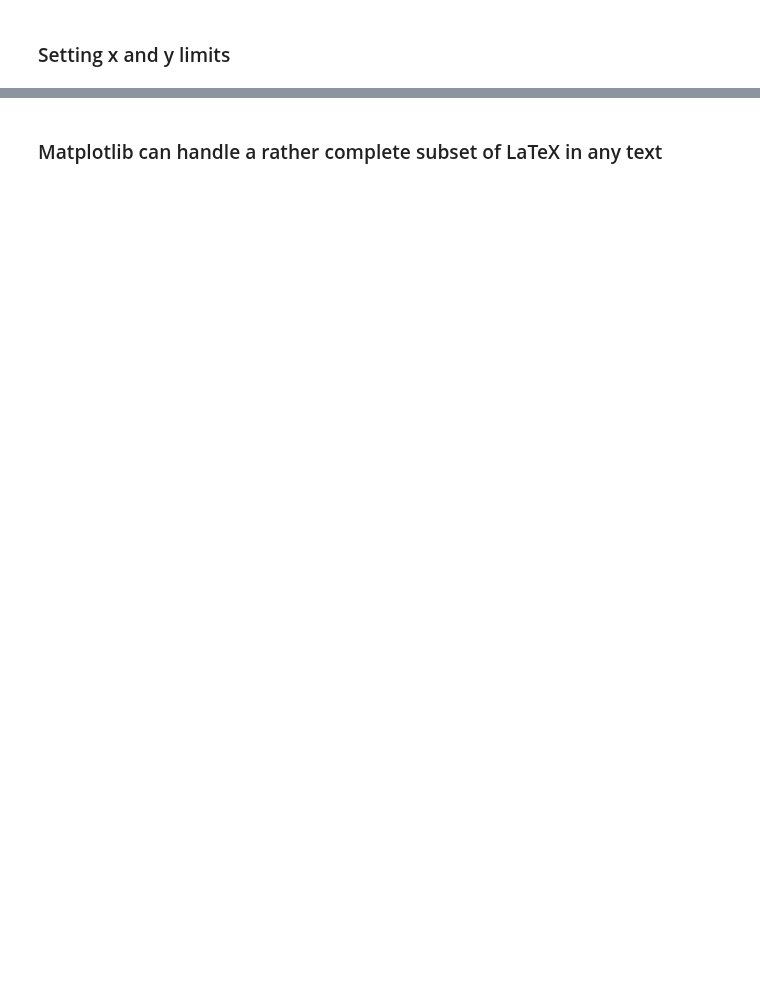
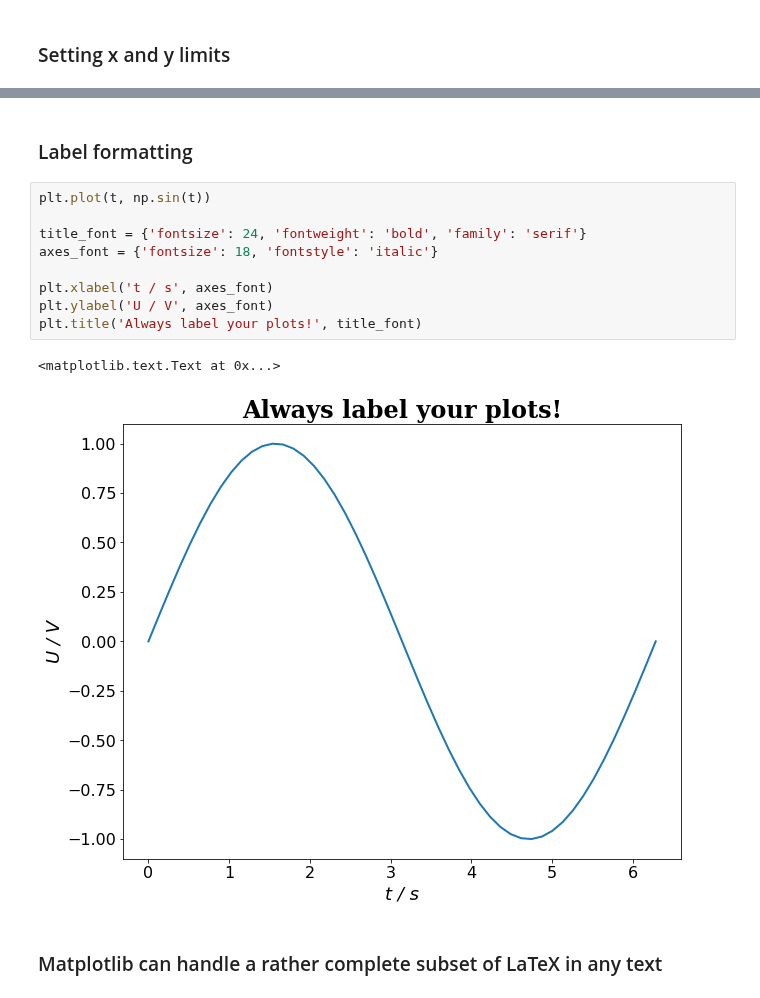
Before and after one commit to Python4AstronomersAndParticlePhysicists/PythonWorkshop-ICE, a Jupyter notebook: notebooks/05_01_matplotlib.ipynb, the cells around one changed output, grey strips where cells are left out. Saved outputs shown, nothing was run; the diff lists cells and outputs as text; blank space fills up the shorter version.

```diff
--- a/notebooks/05_01_matplotlib.ipynb
+++ b/notebooks/05_01_matplotlib.ipynb
@@ -79,3 +81,17 @@ with plt.xkcd():
+# %% [markdown]
+### Label formatting
+# %%
+plt.plot(t, np.sin(t))
+
+title_font = {'fontsize': 24, 'fontweight': 'bold', 'family': 'serif'}
+axes_font = {'fontsize': 18, 'fontstyle': 'italic'}
+
+plt.xlabel('t / s', axes_font)
+plt.ylabel('U / V', axes_font)
+plt.title('Always label your plots!', title_font)
+# %% [output]
+<matplotlib.text.Text at 0x...>
+[figure, added]
 # %% [markdown]
 ### Matplotlib can handle a rather complete subset of LaTeX in any text
 # %%
```
Also changed, not shown: parts of 30 cells of this notebook.
